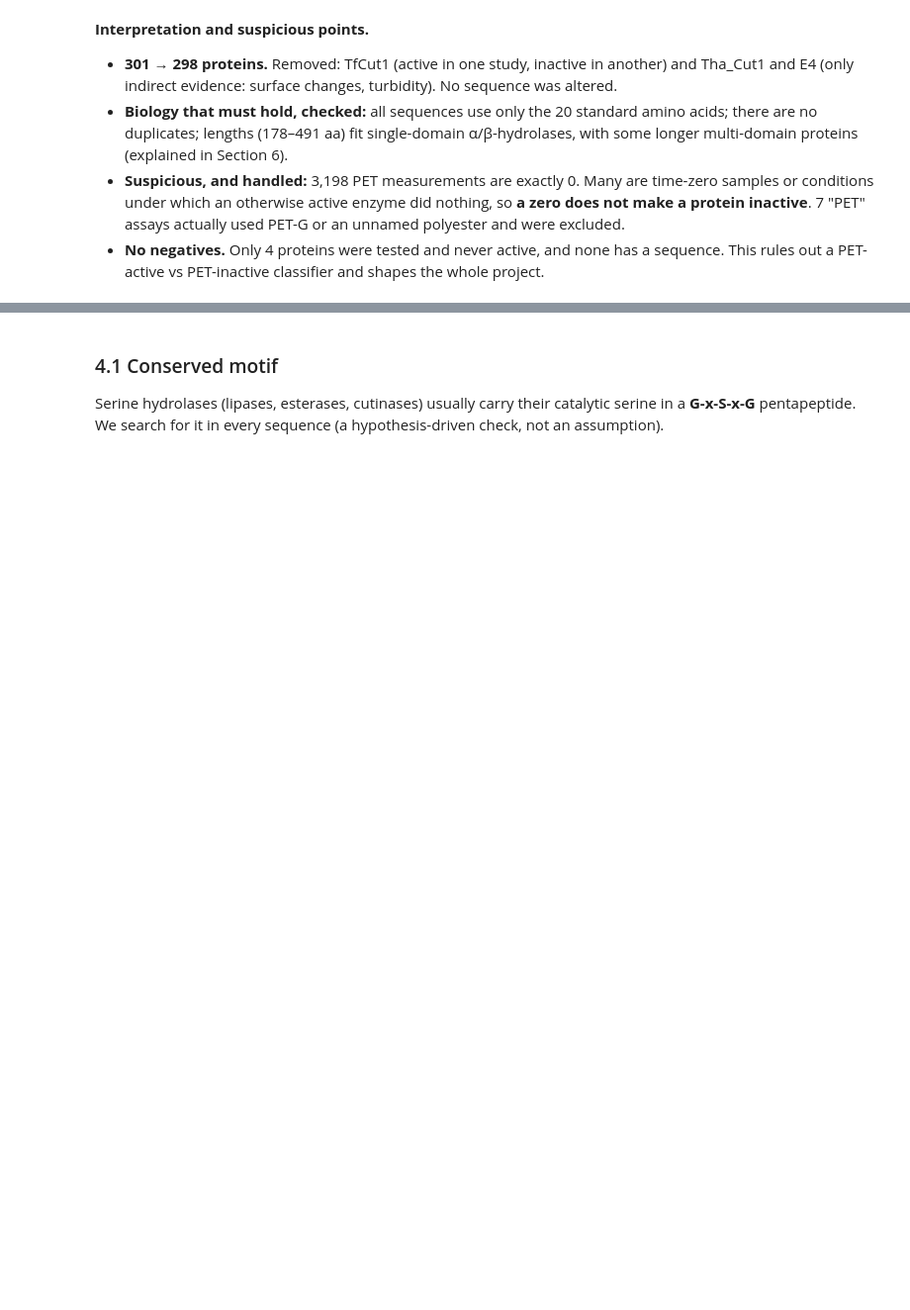
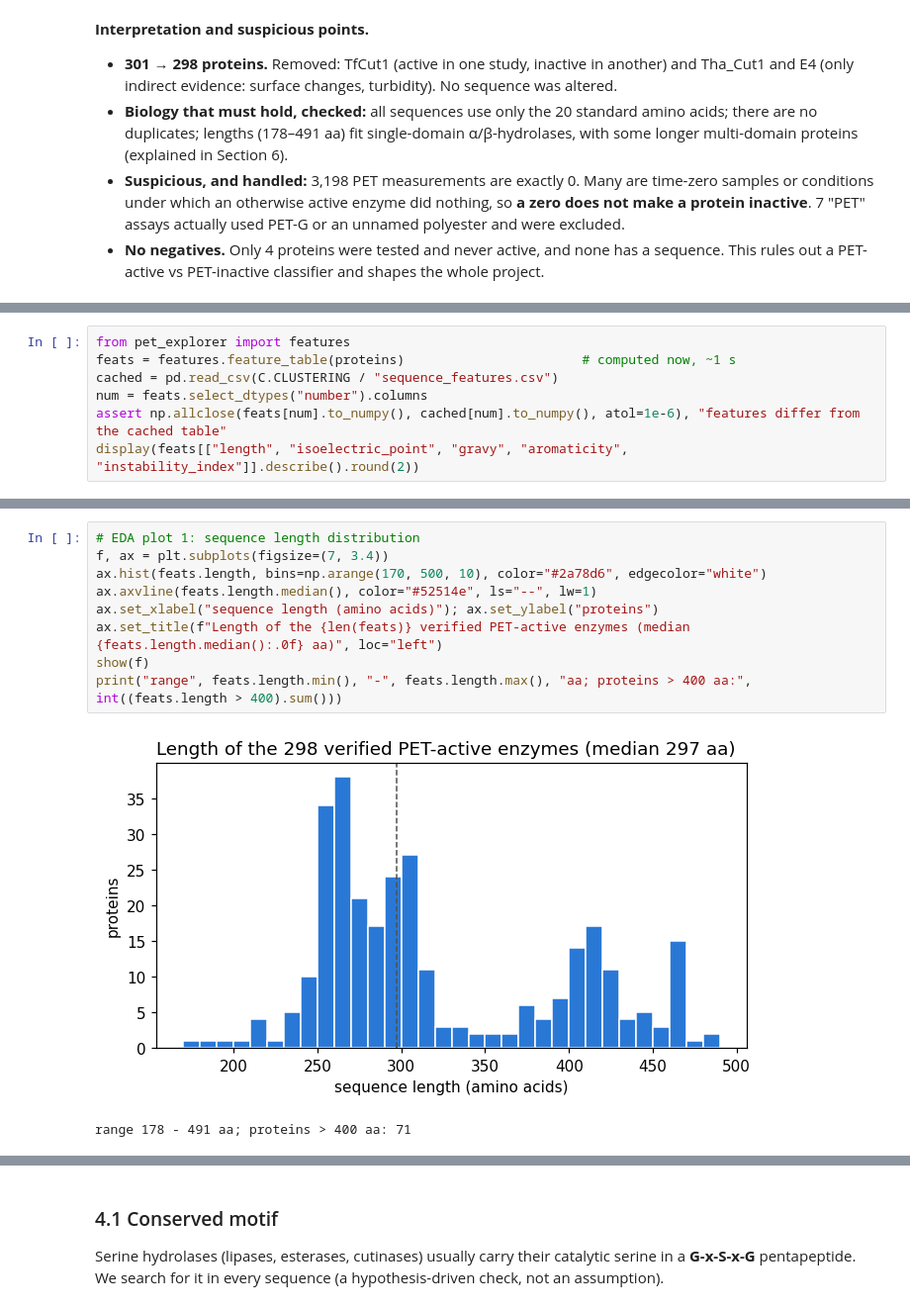
Before and after one commit to misskanyi/Bioinformatics-Group-Project, a Jupyter notebook: notebooks/pet_enzyme_explorer.ipynb, the cells around one changed output, grey strips where cells are left out. Shown at 99% size. Saved outputs shown, nothing was run; the diff lists cells and outputs as text; blank space fills up the shorter version.

```diff
--- a/notebooks/pet_enzyme_explorer.ipynb
+++ b/notebooks/pet_enzyme_explorer.ipynb
@@ -222,0 +314,7 @@ fig("f01_length_distribution.png"); fig("f02_aa_composition.png")
+# %%
+from pet_explorer import features
+feats = features.feature_table(proteins)                       # computed now, ~1 s
+cached = pd.read_csv(C.CLUSTERING / "sequence_features.csv")
+num = feats.select_dtypes("number").columns
+assert np.allclose(feats[num].to_numpy(), cached[num].to_numpy(), atol=1e-6), "features differ from the cached table"
+display(feats[["length", "isoelectric_point", "gravy", "aromaticity", "instability_index"]].describe().round(2))
@@ -222,0 +331,12 @@ fig("f01_length_distribution.png"); fig("f02_aa_composition.png")
+# %%
+# EDA plot 1: sequence length distribution
+f, ax = plt.subplots(figsize=(7, 3.4))
+ax.hist(feats.length, bins=np.arange(170, 500, 10), color="#2a78d6", edgecolor="white")
+ax.axvline(feats.length.median(), color="#52514e", ls="--", lw=1)
+ax.set_xlabel("sequence length (amino acids)"); ax.set_ylabel("proteins")
+ax.set_title(f"Length of the {len(feats)} verified PET-active enzymes (median {feats.length.median():.0f} aa)", loc="left")
+show(f)
+print("range", feats.length.min(), "-", feats.length.max(), "aa; proteins > 400 aa:", int((feats.length > 400).sum()))
+# %% [output]
+[figure, added]
+range 178 - 491 aa; proteins > 400 aa: 71
```
Also changed, not shown: parts of 35 cells of this notebook, 3 other files.
